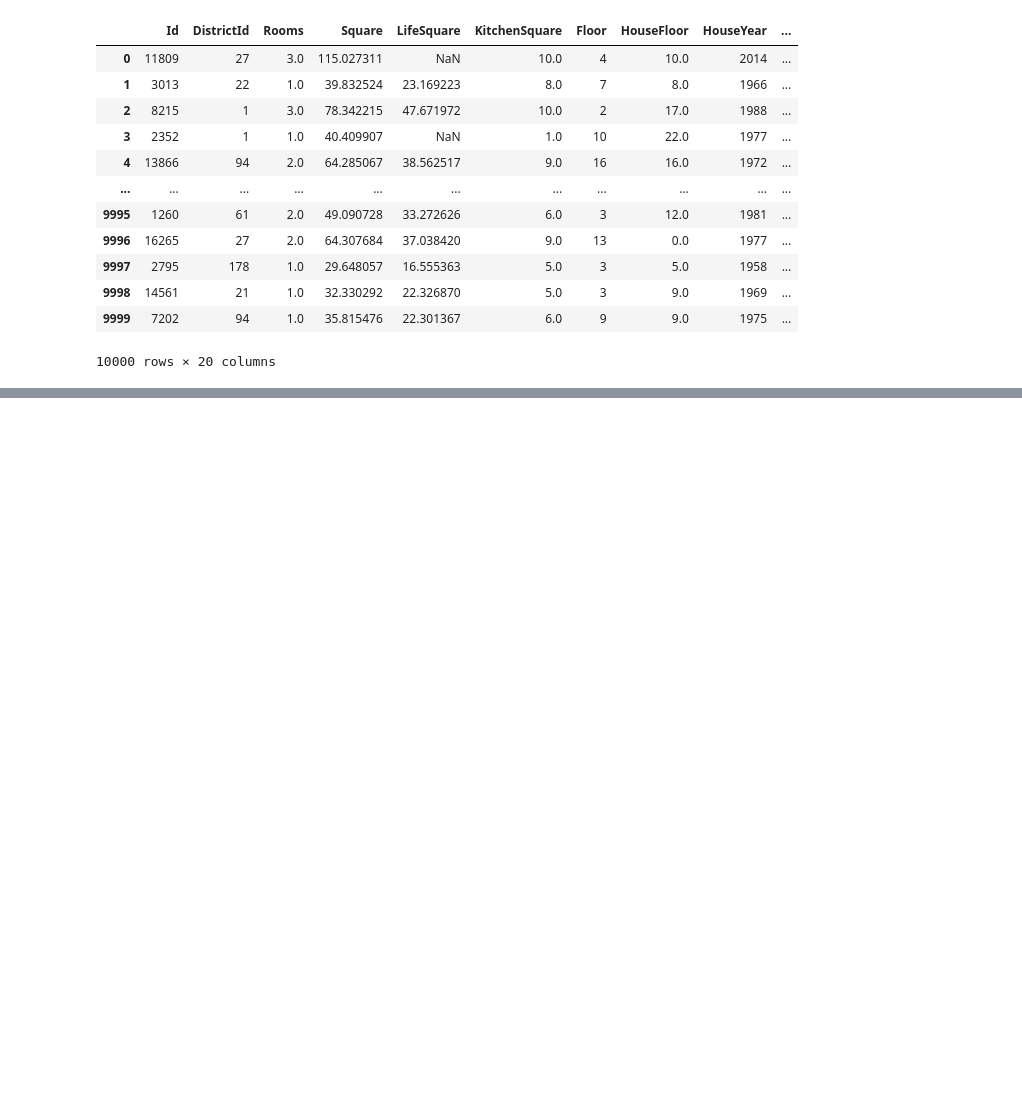
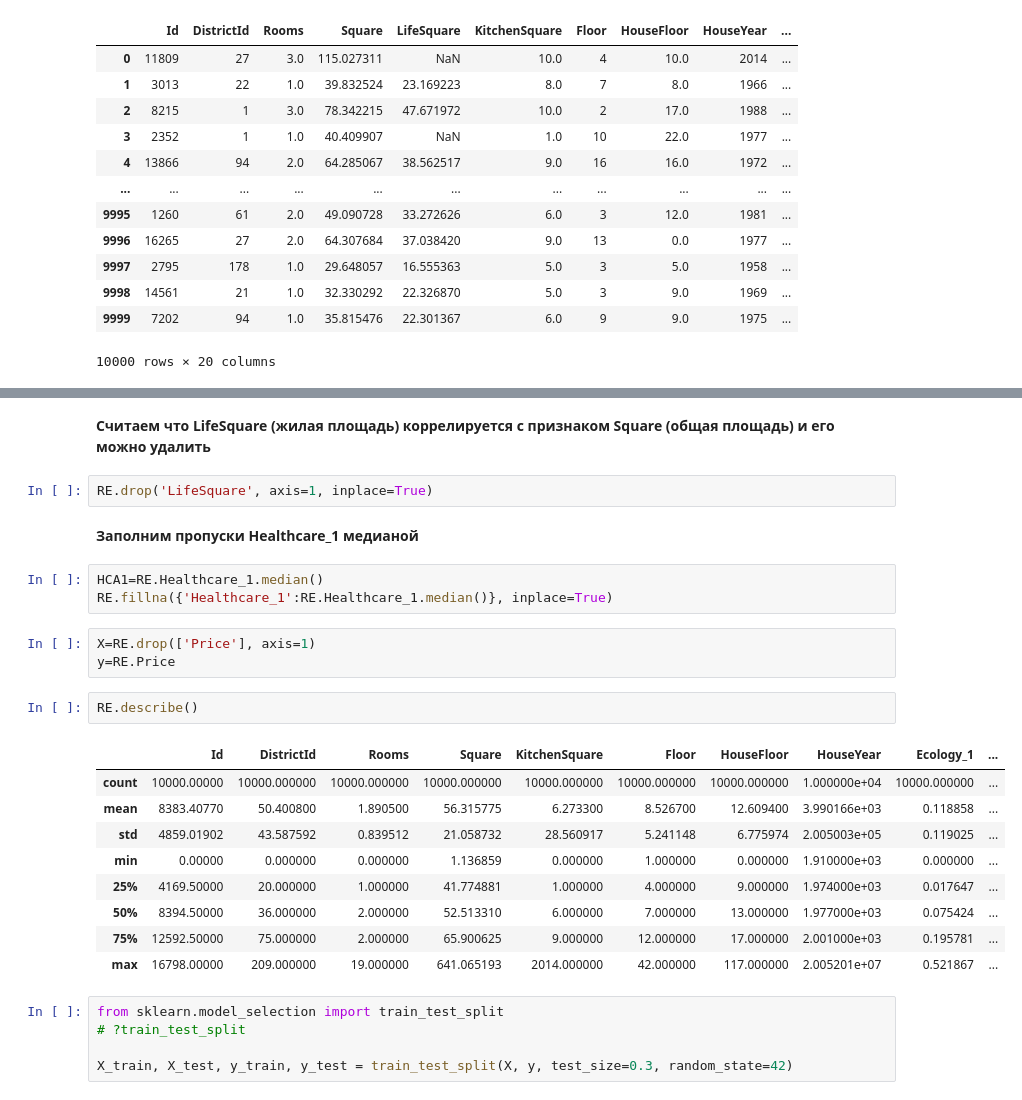
Before and after one commit to alex-chin/GB_LIBS_DS, a Jupyter notebook: course_project/REstate07.ipynb, the cells around one changed output, grey strips where cells are left out. Drawn from its saved outputs; the diff is of its cells as text; blank space fills up the shorter version.

```diff
--- a/course_project/REstate07.ipynb
+++ b/course_project/REstate07.ipynb
@@ -30,0 +60,29 @@ RE
+# %% [markdown]
+**Считаем что LifeSquare (жилая площадь) коррелируется с признаком Square (общая площадь) и его можно удалить**
+# %%
+RE.drop('LifeSquare', axis=1, inplace=True)
+# %% [markdown]
+**Заполним пропуски Healthcare_1 медианой**
+# %%
+HCA1=RE.Healthcare_1.median()
+RE.fillna({'Healthcare_1':RE.Healthcare_1.median()}, inplace=True)
+# %%
+X=RE.drop(['Price'], axis=1)
+y=RE.Price
+# %%
+RE.describe()
+# %% [output]
+|  | Id | DistrictId | Rooms | Square | KitchenSquare | Floor | HouseFloor | HouseYear | Ecology_1 | ... |
+| count | 10000.00000 | 10000.000000 | 10000.000000 | 10000.000000 | 10000.000000 | 10000.000000 | 10000.000000 | 1.000000e+04 | 10000.000000 | ... |
+| mean | 8383.40770 | 50.400800 | 1.890500 | 56.315775 | 6.273300 | 8.526700 | 12.609400 | 3.990166e+03 | 0.118858 | ... |
+| std | 4859.01902 | 43.587592 | 0.839512 | 21.058732 | 28.560917 | 5.241148 | 6.775974 | 2.005003e+05 | 0.119025 | ... |
+| min | 0.00000 | 0.000000 | 0.000000 | 1.136859 | 0.000000 | 1.000000 | 0.000000 | 1.910000e+03 | 0.000000 | ... |
+| 25% | 4169.50000 | 20.000000 | 1.000000 | 41.774881 | 1.000000 | 4.000000 | 9.000000 | 1.974000e+03 | 0.017647 | ... |
+| 50% | 8394.50000 | 36.000000 | 2.000000 | 52.513310 | 6.000000 | 7.000000 | 13.000000 | 1.977000e+03 | 0.075424 | ... |
+| 75% | 12592.50000 | 75.000000 | 2.000000 | 65.900625 | 9.000000 | 12.000000 | 17.000000 | 2.001000e+03 | 0.195781 | ... |
+| max | 16798.00000 | 209.000000 | 19.000000 | 641.065193 | 2014.000000 | 42.000000 | 117.000000 | 2.005201e+07 | 0.521867 | ... |
+# %%
+from sklearn.model_selection import train_test_split
+# ?train_test_split
+
+X_train, X_test, y_train, y_test = train_test_split(X, y, test_size=0.3, random_state=42)
```
Also changed, not shown: parts of 11 cells of this notebook.
